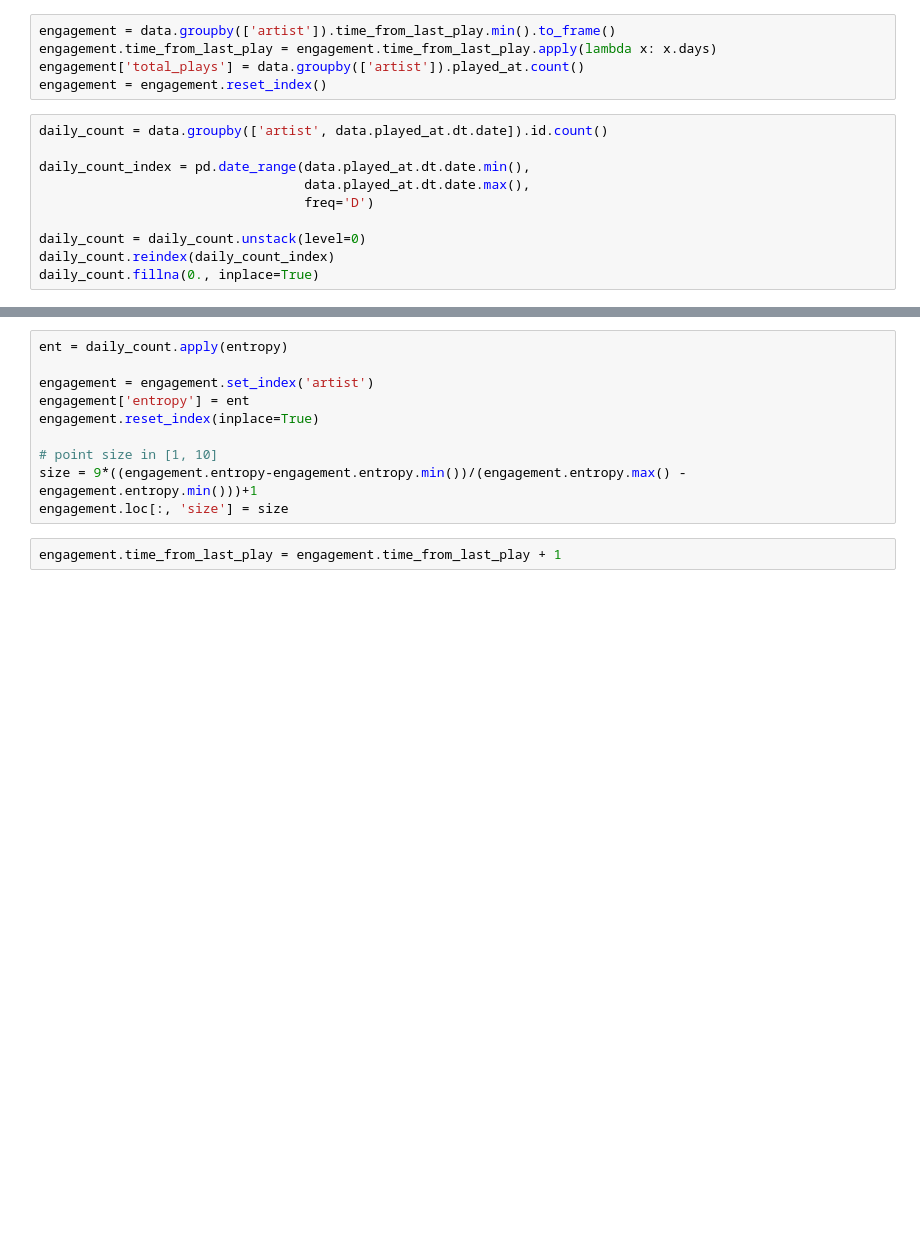
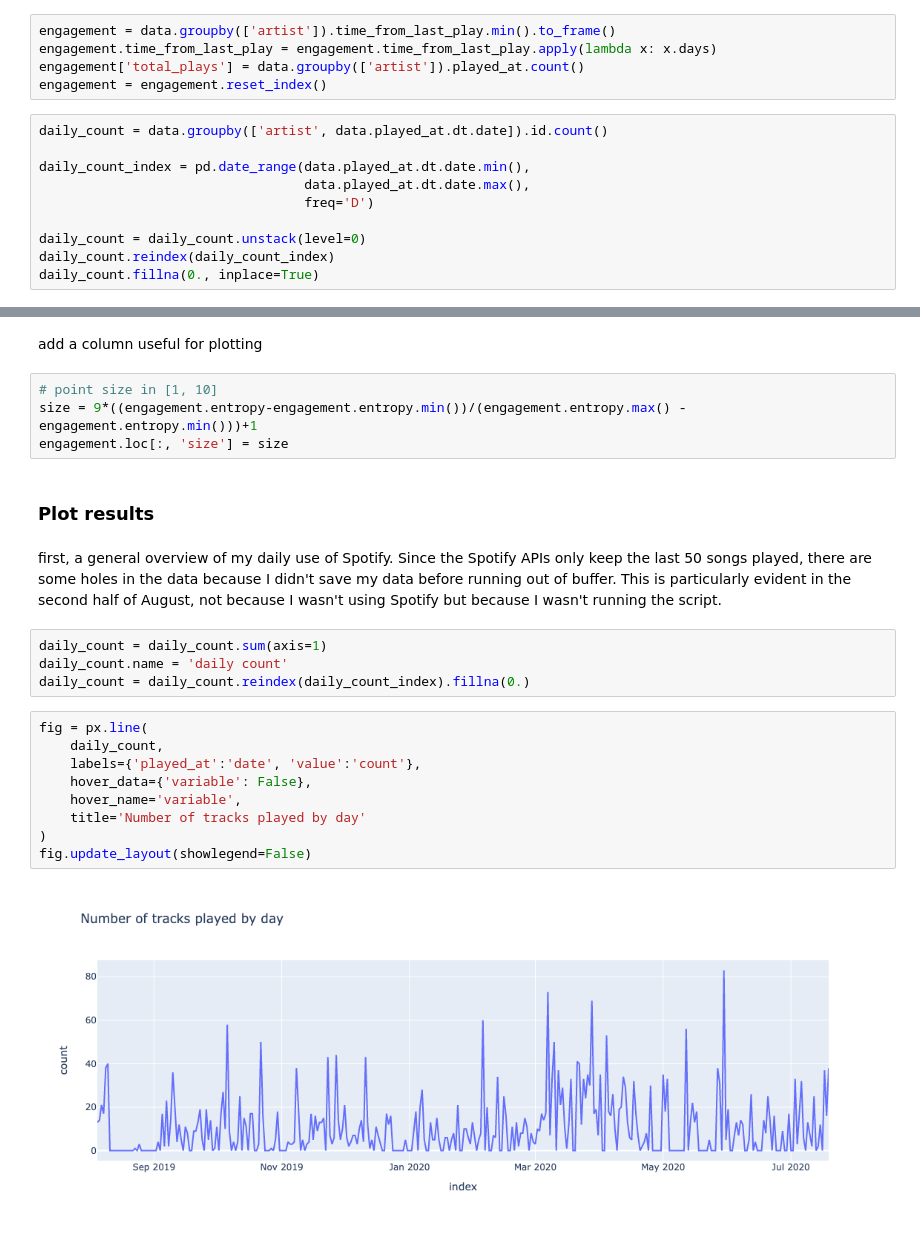
Before and after one commit to cborile/spotify_analysis, a Jupyter notebook: notebooks/engagement.ipynb, the cells around one changed output, grey strips where cells are left out. Cells and saved outputs as stored; diff of their text form; blank space fills up the shorter version.

Commit message:
description in engagement notebook

```diff
--- a/notebooks/engagement.ipynb
+++ b/notebooks/engagement.ipynb
@@ -44,12 +100,25 @@ daily_count.fillna(0., inplace=True)
+# %% [markdown]
+add a column useful for plotting
 # %%
-ent = daily_count.apply(entropy)
-
-engagement = engagement.set_index('artist')
-engagement['entropy'] = ent
-engagement.reset_index(inplace=True)
-
 # point size in [1, 10]
 size = 9*((engagement.entropy-engagement.entropy.min())/(engagement.entropy.max() - engagement.entropy.min()))+1
 engagement.loc[:, 'size'] = size
-# %%
-engagement.time_from_last_play = engagement.time_from_last_play + 1
+# %% [markdown]
+### Plot results
+# %% [markdown]
+first, a general overview of my daily use of Spotify. Since the Spotify APIs only keep the last 50 songs played, there are some holes in the data because I didn't save my data before running out of buffer. This is particularly evident in the second half of August, not because I wasn't using Spotify but because I wasn't running the script.
+# %%
+daily_count = daily_count.sum(axis=1)
+daily_count.name = 'daily count'
+daily_count = daily_count.reindex(daily_count_index).fillna(0.)
+# %%
+fig = px.line(
+    daily_count,
+    labels={'played_at':'date', 'value':'count'},
+    hover_data={'variable': False},
+    hover_name='variable',
+    title='Number of tracks played by day'
+)
+fig.update_layout(showlegend=False)
+# %% [output]
+[figure, added]
```
Also changed, not shown: parts of 20 cells of this notebook, 2 other files.
